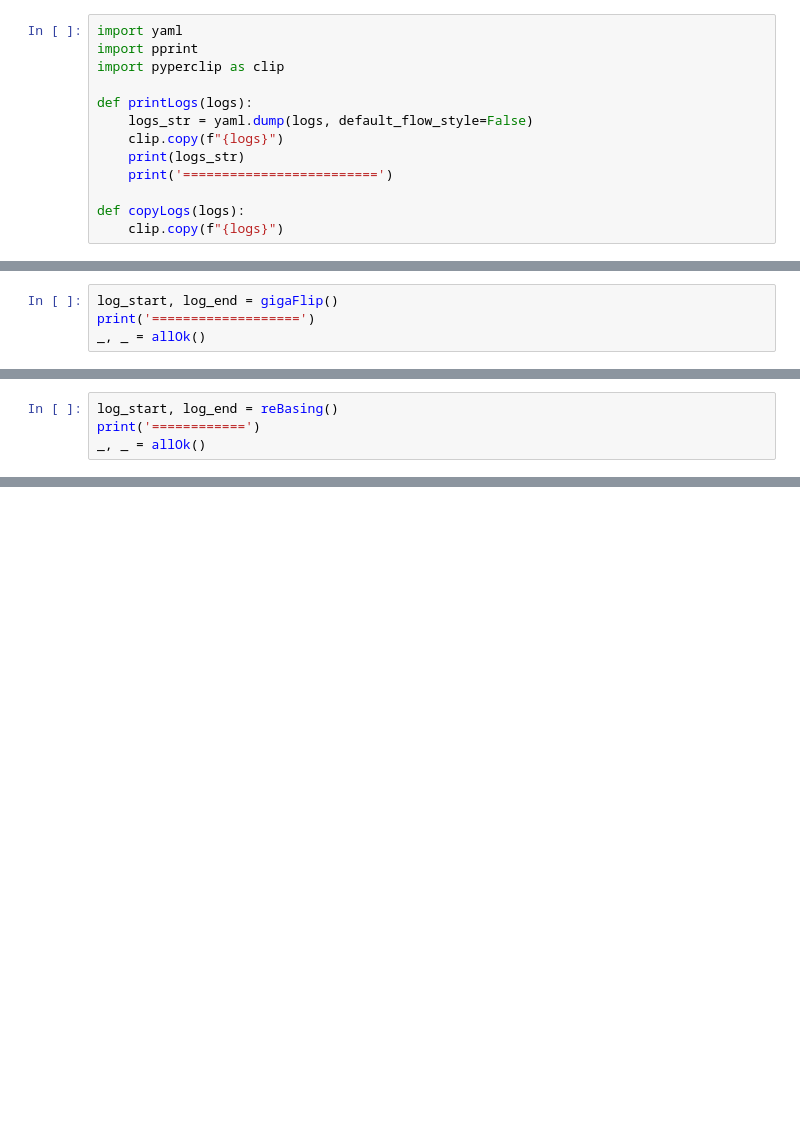
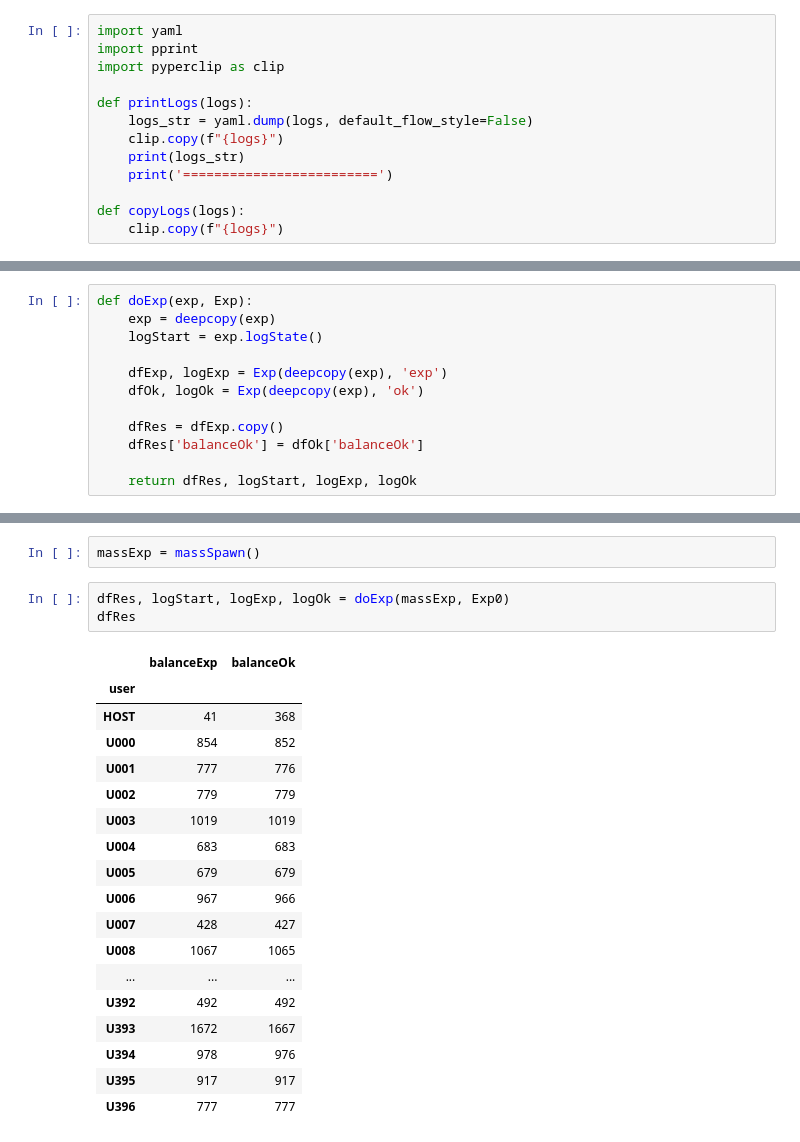
Before and after one commit to dristpunk/tsundoku-emulation, a Jupyter notebook: experinets.ipynb, the cells around one changed output, grey strips where cells are left out. Cells and saved outputs as stored; diff of their text form; blank space fills up the shorter version.

```diff
--- a/experinets.ipynb
+++ b/experinets.ipynb
@@ -96,4 +23,0 @@ copyLogs(log_end)
-# %%
-log_start, log_end = gigaFlip()
-print('===================')
-_, _ = allOk()
@@ -170,4 +23,0 @@ def allOk():
-# %%
-log_start, log_end = reBasing()
-print('============')
-_, _ = allOk()
@@ -189,0 +24,12 @@ copyLogs(log_end)
+# %%
+def doExp(exp, Exp):
+    exp = deepcopy(exp)
+    logStart = exp.logState()
+
+    dfExp, logExp = Exp(deepcopy(exp), 'exp')
+    dfOk, logOk = Exp(deepcopy(exp), 'ok')
+
+    dfRes = dfExp.copy()
+    dfRes['balanceOk'] = dfOk['balanceOk']
+
+    return dfRes, logStart, logExp, logOk
@@ -189,0 +435,24 @@ copyLogs(log_end)
+# %%
+massExp = massSpawn()
+# %%
+dfRes, logStart, logExp, logOk = doExp(massExp, Exp0)
+dfRes
+# %% [output]
+|  | balanceExp | balanceOk |
+| user |  |  |
+| HOST | 41 | 368 |
+| U000 | 854 | 852 |
+| U001 | 777 | 776 |
+| U002 | 779 | 779 |
+| U003 | 1019 | 1019 |
+| U004 | 683 | 683 |
+| U005 | 679 | 679 |
+| U006 | 967 | 966 |
+| U007 | 428 | 427 |
+| U008 | 1067 | 1065 |
+| ... | ... | ... |
+| U392 | 492 | 492 |
+| U393 | 1672 | 1667 |
+| U394 | 978 | 976 |
+| U395 | 917 | 917 |
+| U396 | 777 | 777 |
```
Also changed, not shown: parts of 36 cells of this notebook, 4 other files.
